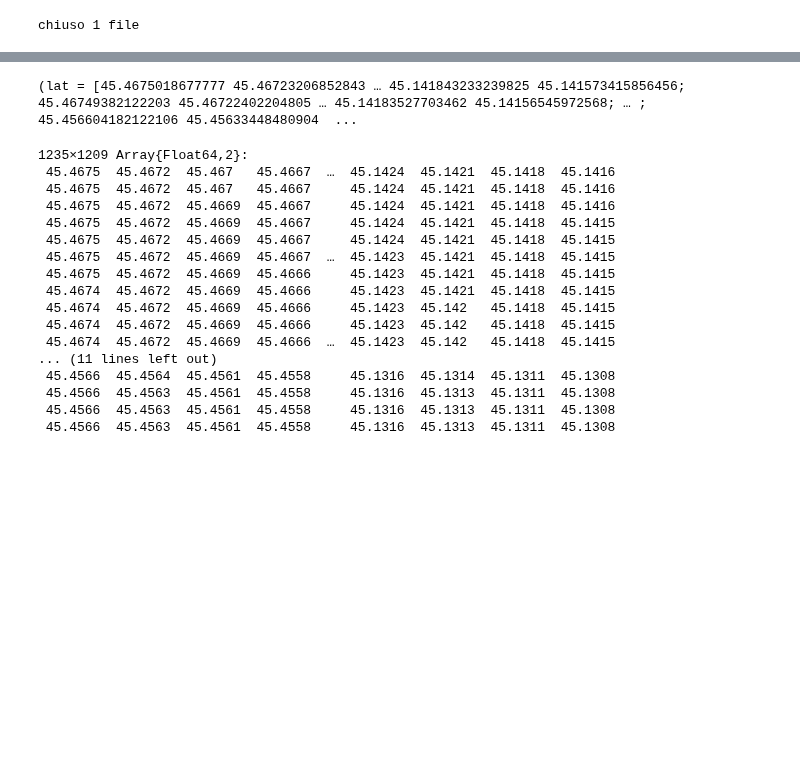
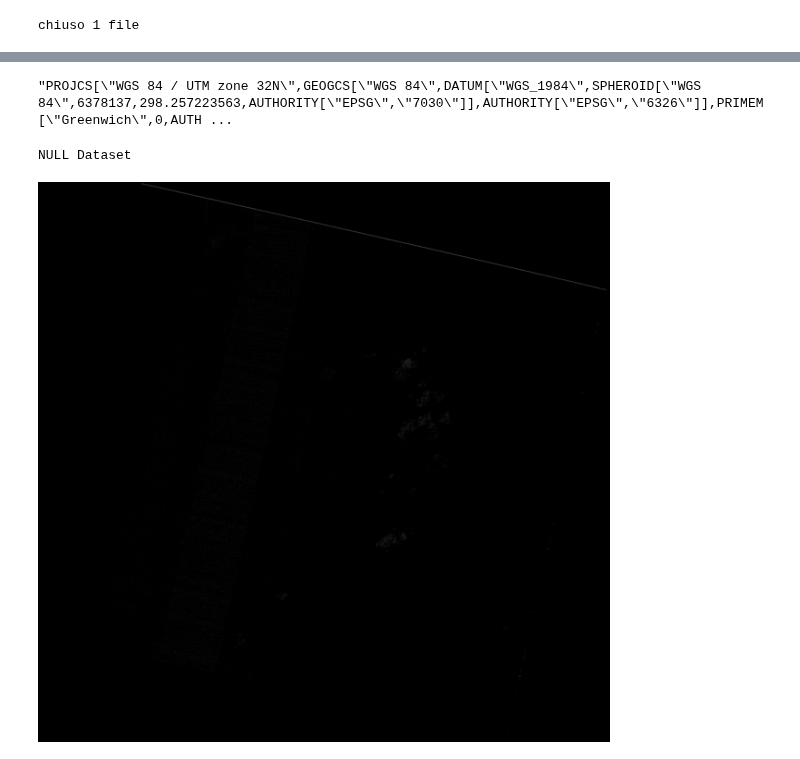
Before and after one commit to sfacca/stage-Machine-learning, a Jupyter notebook: prisma/hdf5/appunti gdal e archgdal.ipynb, the cells around one changed output, grey strips where cells are left out. Cells and saved outputs as stored; diff of their text form; code cells hidden in the pictures; blank space fills up the shorter version.

```diff
--- a/prisma/hdf5/appunti gdal e archgdal.ipynb
+++ b/prisma/hdf5/appunti gdal e archgdal.ipynb
@@ -172,24 +109,0 @@ lat[1, 2] - lat[1, 3] = 0.00026979926430925616
-# %%
-mydf = (lat=lat,lon=lon)
-# %% [output]
-(lat = [45.4675018677777 45.46723206852843 … 45.141843233239825 45.141573415856456; 45.46749382122203 45.46722402204805 … 45.14183527703462 45.14156545972568; … ; 45.456604182122106 45.45633448480904  ...
-# %%
-mydf.lat
-# %% [output]
-1235×1209 Array{Float64,2}:
- 45.4675  45.4672  45.467   45.4667  …  45.1424  45.1421  45.1418  45.1416
- 45.4675  45.4672  45.467   45.4667     45.1424  45.1421  45.1418  45.1416
- 45.4675  45.4672  45.4669  45.4667     45.1424  45.1421  45.1418  45.1416
- 45.4675  45.4672  45.4669  45.4667     45.1424  45.1421  45.1418  45.1415
- 45.4675  45.4672  45.4669  45.4667     45.1424  45.1421  45.1418  45.1415
- 45.4675  45.4672  45.4669  45.4667  …  45.1423  45.1421  45.1418  45.1415
- 45.4675  45.4672  45.4669  45.4666     45.1423  45.1421  45.1418  45.1415
- 45.4674  45.4672  45.4669  45.4666     45.1423  45.1421  45.1418  45.1415
- 45.4674  45.4672  45.4669  45.4666     45.1423  45.142   45.1418  45.1415
- 45.4674  45.4672  45.4669  45.4666     45.1423  45.142   45.1418  45.1415
- 45.4674  45.4672  45.4669  45.4666  …  45.1423  45.142   45.1418  45.1415
-... (11 lines left out)
- 45.4566  45.4564  45.4561  45.4558     45.1316  45.1314  45.1311  45.1308
- 45.4566  45.4563  45.4561  45.4558     45.1316  45.1313  45.1311  45.1308
- 45.4566  45.4563  45.4561  45.4558     45.1316  45.1313  45.1311  45.1308
- 45.4566  45.4563  45.4561  45.4558     45.1316  45.1313  45.1311  45.1308
@@ -197,0 +110,45 @@ eos_
+# %%
+# 4 creiamo parte metadati, per raster servono coord del pixel all angolo in alto a sinistra, risoluzione di un pixel e origine definita tramite crs
+ulpixel = (x=geo.xmin,y=geo.ymax)
+width = length(geo.lat[:,1])
+height = length(geo.lat[1,:])
+#calcoliamo risoluzione come distanza tra
+res = (geo.xmin - geo.xmax)/width# \approx (geo.ymin - geo.ymax)/height
+
+#archgdal prende geoloc come array:
+gtf = [
+    ulpixel.x,#distanza in mt sull asse delle x del pixel topleft dall origine
+    res,
+    0,#per rotazione
+    ulpixel.y,#distanza in mt sull asse delle y del pixel topleft dall origine
+    0,
+    -res
+]
+gtf = convert(Array{Float64,1}, gtf)
+# creiamo stringa crs
+crs = AG.toWKT(AG.importEPSG(geo.proj_epsg))
+# %% [output]
+"PROJCS[\"WGS 84 / UTM zone 32N\",GEOGCS[\"WGS 84\",DATUM[\"WGS_1984\",SPHEROID[\"WGS 84\",6378137,298.257223563,AUTHORITY[\"EPSG\",\"7030\"]],AUTHORITY[\"EPSG\",\"6326\"]],PRIMEM[\"Greenwich\",0,AUTH ...
+# %%
+# 5 scriviamo tutto
+AG.create(
+    "out/temporary.tif",
+    driver = AG.getdriver("GTiff"),
+    width=width,
+    height=height,
+    nbands=1,
+    dtype=UInt16
+) do dataset
+    AG.write!(dataset, band, 1)
+    AG.setgeotransform!(dataset, gtf)
+    AG.setproj!(dataset, crs)
+end
+# %% [output]
+NULL Dataset
+# %%
+using Images, FileIO
+# specify the path to your local image file
+img_path = "out/temporary.tif"
+img = load(img_path)
+# %% [output]
+[figure, added]
```
Also changed, not shown: parts of 23 cells of this notebook, 5 other files.
